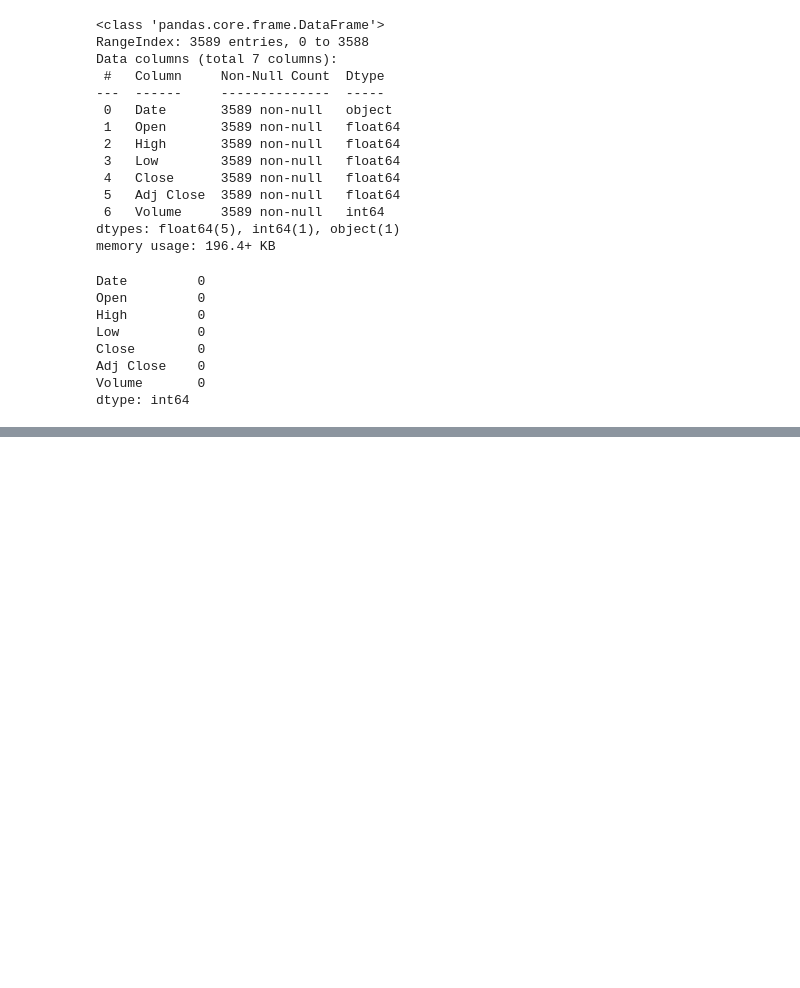
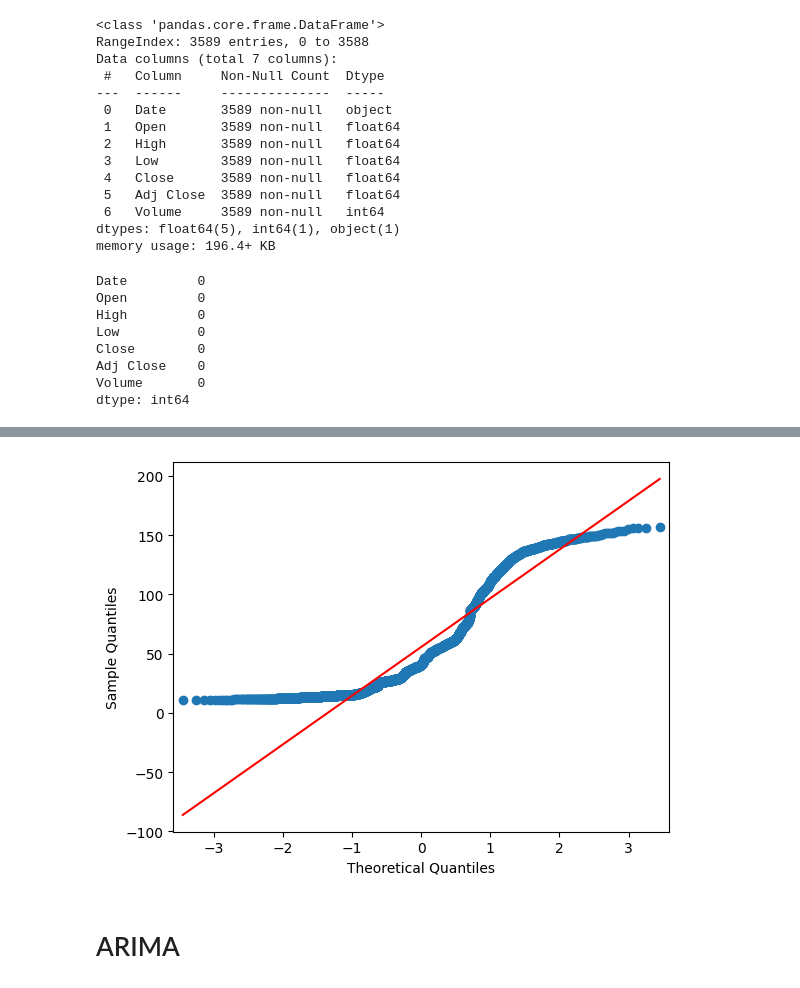
Before and after one commit to SamuelhBueno/MachineLearningBus, a Jupyter notebook: Timeseries_CA.ipynb, the cells around one changed output, grey strips where cells are left out. Drawn from its saved outputs; the diff is of its cells as text; code cells hidden in the pictures; blank space fills up the shorter version.

```diff
--- a/Timeseries_CA.ipynb
+++ b/Timeseries_CA.ipynb
@@ -48,0 +103,7 @@ There is no missing values.
+# %%
+# qqplot for the 'Close' column
+x = sm.qqplot(df['Close'], line = 's')
+# %% [output]
+[figure, added]
+# %% [markdown]
+# ARIMA
```
Also changed, not shown: parts of 21 cells of this notebook.
